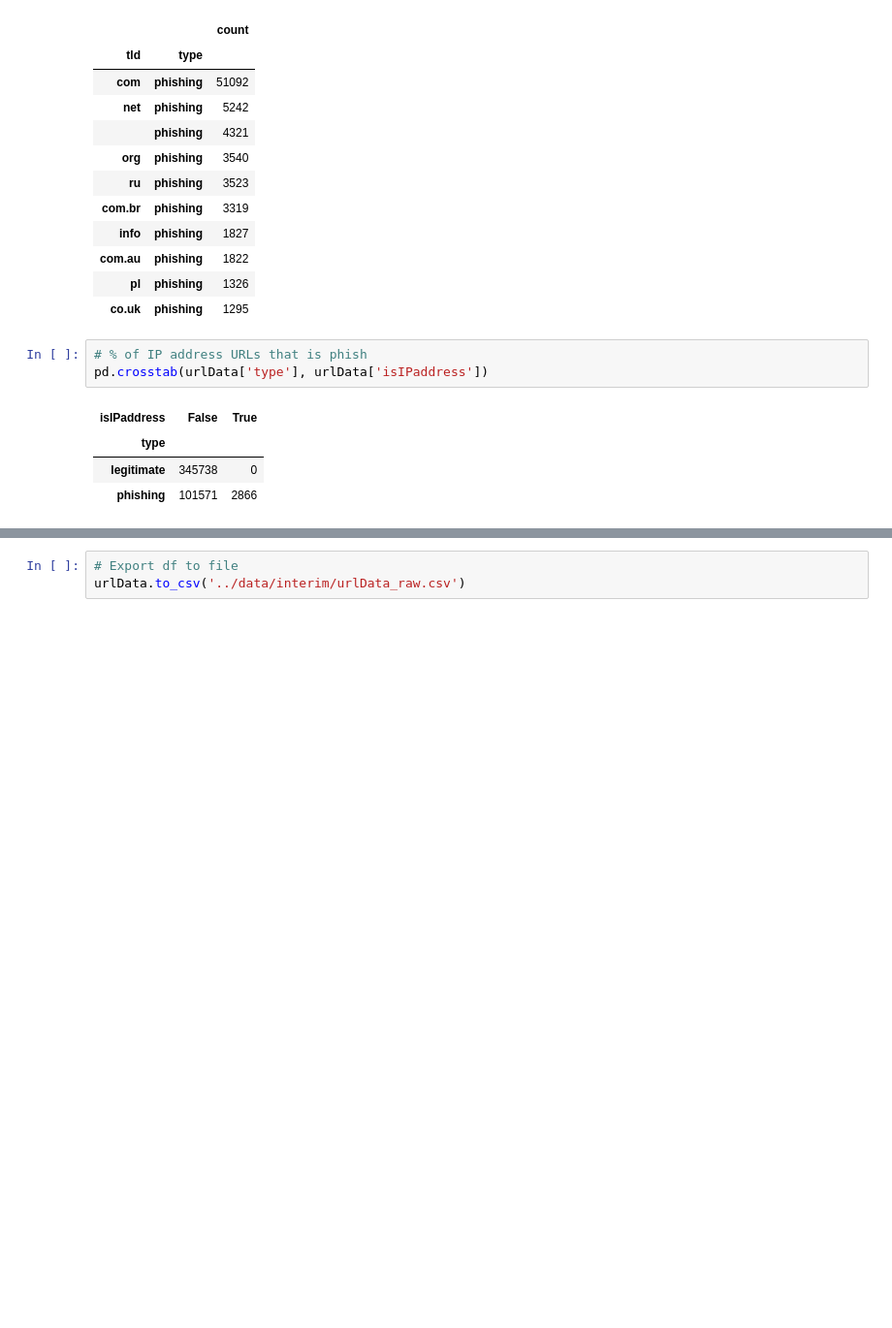
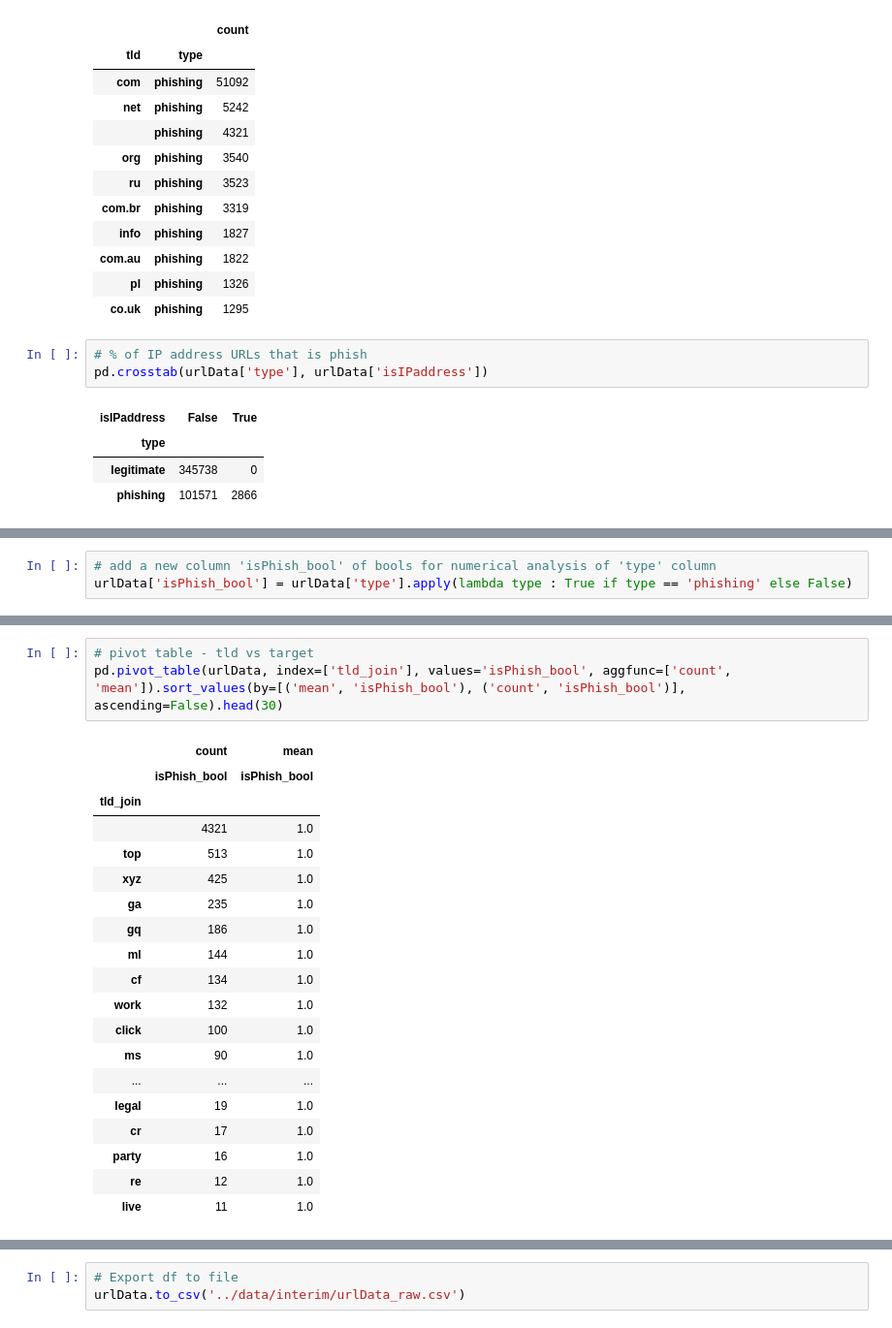
Before and after one commit to mdgarber/DetectPhishURL, a Jupyter notebook: DetectPhishURL/notebooks/detectPhishUrl.ipynb, the cells around one changed output, grey strips where cells are left out. Shown: that part at 97% size. Cells and saved outputs as stored; diff of their text form; blank space fills up the shorter version.

Commit message:
nb complete - added pivot table and correlations

```diff
--- a/DetectPhishURL/notebooks/detectPhishUrl.ipynb
+++ b/DetectPhishURL/notebooks/detectPhishUrl.ipynb
@@ -504,0 +498,3 @@ pd.crosstab(urlData['type'], urlData['isIPaddress'])
+# %%
+# add a new column 'isPhish_bool' of bools for numerical analysis of 'type' column
+urlData['isPhish_bool'] = urlData['type'].apply(lambda type : True if type == 'phishing' else False)
@@ -504,0 +506,23 @@ pd.crosstab(urlData['type'], urlData['isIPaddress'])
+# %%
+# pivot table - tld vs target
+pd.pivot_table(urlData, index=['tld_join'], values='isPhish_bool', aggfunc=['count', 'mean']).sort_values(by=[('mean', 'isPhish_bool'), ('count', 'isPhish_bool')], ascending=False).head(30)
+# %% [output]
+|  | count | mean |
+|  | isPhish_bool | isPhish_bool |
+| tld_join |  |  |
+|  | 4321 | 1.0 |
+| top | 513 | 1.0 |
+| xyz | 425 | 1.0 |
+| ga | 235 | 1.0 |
+| gq | 186 | 1.0 |
+| ml | 144 | 1.0 |
+| cf | 134 | 1.0 |
+| work | 132 | 1.0 |
+| click | 100 | 1.0 |
+| ms | 90 | 1.0 |
+| ... | ... | ... |
+| legal | 19 | 1.0 |
+| cr | 17 | 1.0 |
+| party | 16 | 1.0 |
+| re | 12 | 1.0 |
+| live | 11 | 1.0 |
```
Also changed, not shown: parts of 17 cells of this notebook.
